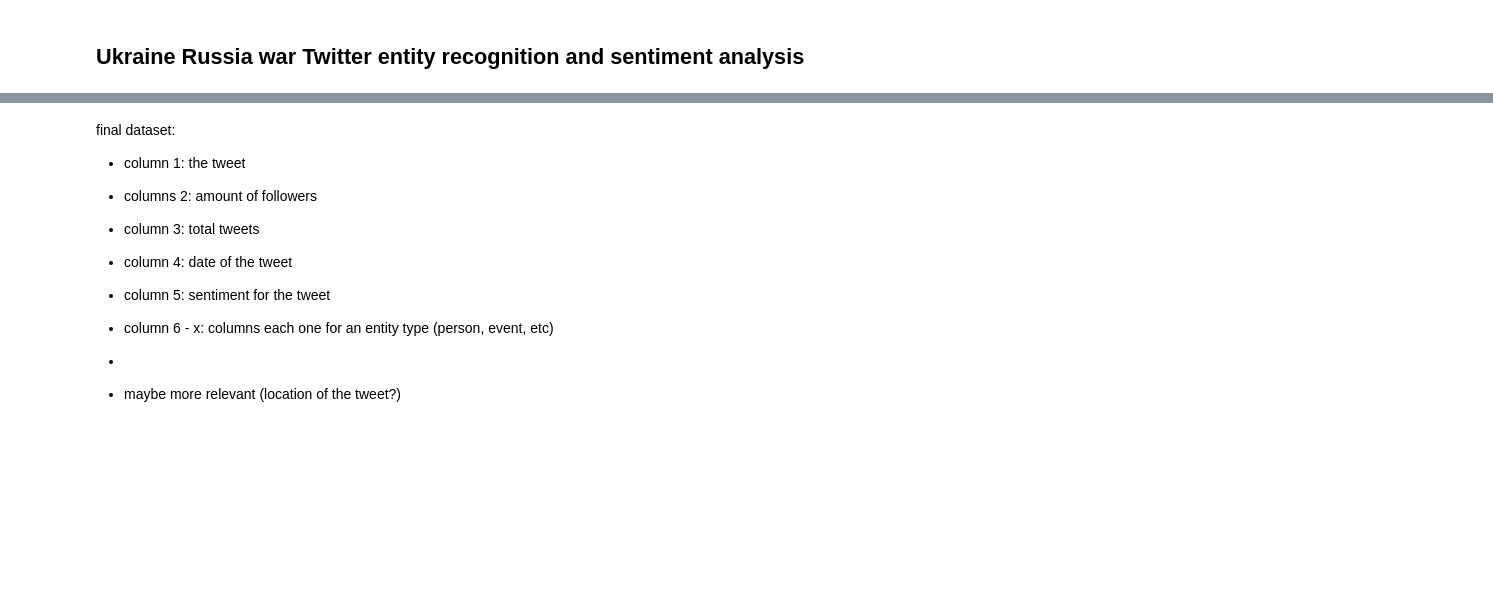
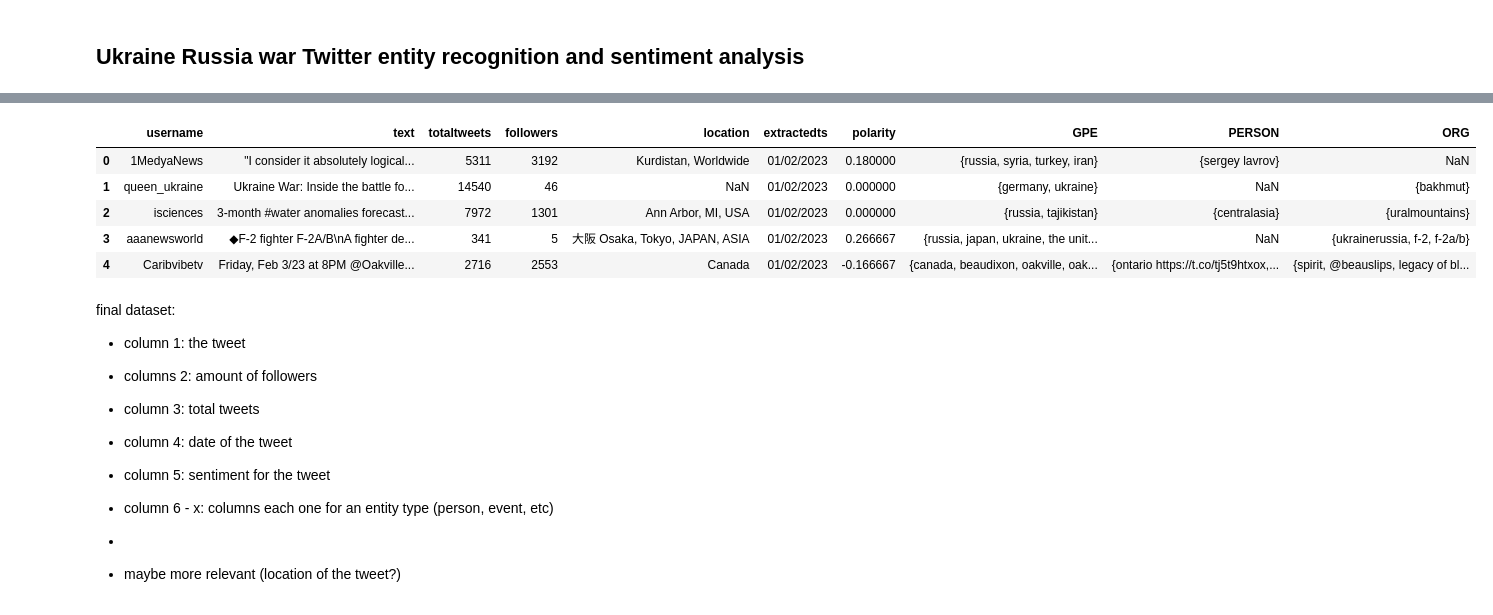
Before and after one commit to defreeze/data_science_self_study, a Jupyter notebook: twitter_analysis/Ukraine_Russia_ war_twitter_analysis.ipynb, the cells around one changed output, grey strips where cells are left out. Drawn from its saved outputs; the diff is of its cells as text; code cells hidden in the pictures; blank space fills up the shorter version.

```diff
--- a/twitter_analysis/Ukraine_Russia_ war_twitter_analysis.ipynb
+++ b/twitter_analysis/Ukraine_Russia_ war_twitter_analysis.ipynb
@@ -130,0 +117,19 @@ Sentiment(polarity=0.39166666666666666, subjectivity=0.4357142857142857)
+# %%
+# sentiment analysis
+# https://textblob.readthedocs.io/en/dev/quickstart.html#sentiment-analysis
+# https://stackabuse.com/python-for-nlp-introduction-to-the-textblob-library/
+def sentiment(data):
+    store = []
+    for row in data.itertuples():
+        testimonial = TextBlob(row.text)
+        store.append({'username':row.username,
+                      'text':row.text,
+                      'totaltweets':int(row.totaltweets),
+                      'followers':int(row.followers),
+                      'location':row.location,
+                      'extractedts':row.extractedts,
+                      'polarity': testimonial.sentiment.polarity })
+    return pd.DataFrame(store)
+
+data_sentiment = sentiment(data_en)
+data_sentiment.head()
@@ -131,17 +143,32 @@ Sentiment(polarity=0.39166666666666666, subjectivity=0.4357142857142857)
 # %%
-# entity recognition
+def get_entities(data):
+    def extract_entities(text):
+        # IMPROVE ALSO STORE HASTAGS (ALWAYS START WITH #, ONE TEXT STRING)
+        # Extract entities from text
+        doc = nlp(text)
+        entities = {}
+        for ent in doc.ents:
+            if ent.label_ in ['GPE', 'ORG', 'PERSON']:
+                if ent.label_ not in entities:
+                    entities[ent.label_] = set()
+                entities[ent.label_].add(ent.text.lower())
+        return entities
 
+    data['entities'] = data['text'].apply(extract_entities)
+    # Convert the entities dictionary to separate columns in the DataFrame
+    data = pd.concat([data, data['entities'].apply(pd.Series, dtype='object')], axis=1)
+    data.drop(columns=['entities'], inplace=True)
+    return data
 
-import spacy
-
-nlp = spacy.load('en_core_web_md')
-
-sentence = "Apple is looking at buying U.K. startup for $1 billion"
-
-doc = nlp(sentence)
-
-for ent in doc.ents:
-    print(ent.text, ent.label_)
+dataset_entities = get_entities(data_sentiment)
+dataset_entities.head()
+# %% [output]
+|  | username | text | totaltweets | followers | location | extractedts | polarity | GPE | PERSON | ORG |
+| 0 | 1MedyaNews | "I consider it absolutely logical... | 5311 | 3192 | Kurdistan, Worldwide | 01/02/2023 | 0.180000 | {russia, syria, turkey, iran} | {sergey lavrov} | NaN |
+| 1 | queen_ukraine | Ukraine War: Inside the battle fo... | 14540 | 46 | NaN | 01/02/2023 | 0.000000 | {germany, ukraine} | NaN | {bakhmut} |
+| 2 | isciences | 3-month #water anomalies forecast... | 7972 | 1301 | Ann Arbor, MI, USA | 01/02/2023 | 0.000000 | {russia, tajikistan} | {centralasia} | {uralmountains} |
+| 3 | aaanewsworld | ◆F-2 fighter F-2A/B\nA fighter de... | 341 | 5 | 大阪 Osaka, Tokyo, JAPAN, ASIA | 01/02/2023 | 0.266667 | {russia, japan, ukraine, the unit... | NaN | {ukrainerussia, f-2, f-2a/b} |
+| 4 | Caribvibetv | Friday, Feb 3/23 at 8PM @Oakville... | 2716 | 2553 | Canada | 01/02/2023 | -0.166667 | {canada, beaudixon, oakville, oak... | {ontario https://t.co/tj5t9htxox,... | {spirit, @beauslips, legacy of bl... |
 # %% [markdown]
 final dataset:
 - column 1: the tweet
```
Also changed, not shown: parts of 14 cells of this notebook.
